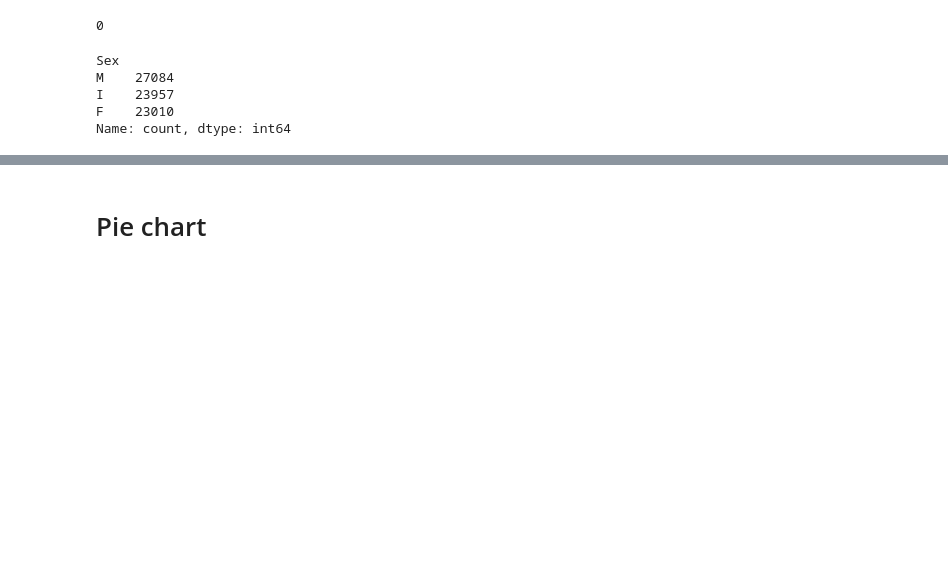
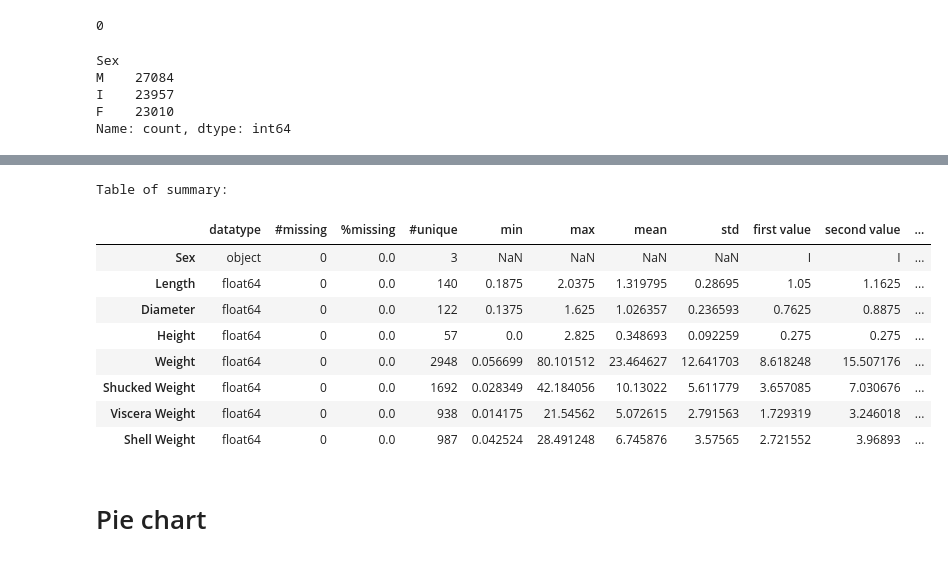
Before and after one commit to Choijh03/CS4650_CapStone_Project, a Jupyter notebook: capstone/capstone_project_jihun_choi.ipynb, the cells around one changed output, grey strips where cells are left out. Saved outputs shown, nothing was run; the diff lists cells and outputs as text; code cells hidden in the pictures; blank space fills up the shorter version.

```diff
--- a/capstone/capstone_project_jihun_choi.ipynb
+++ b/capstone/capstone_project_jihun_choi.ipynb
@@ -72,3 +123,16 @@ Name: count, dtype: int64
+# %%
+summary_statistics(test)
+# %% [output]
+Table of summary:
+|  | datatype | #missing | %missing | #unique | min | max | mean | std | first value | second value | ... |
+| Sex | object | 0 | 0.0 | 3 | NaN | NaN | NaN | NaN | I | I | ... |
+| Length | float64 | 0 | 0.0 | 140 | 0.1875 | 2.0375 | 1.319795 | 0.28695 | 1.05 | 1.1625 | ... |
+| Diameter | float64 | 0 | 0.0 | 122 | 0.1375 | 1.625 | 1.026357 | 0.236593 | 0.7625 | 0.8875 | ... |
+| Height | float64 | 0 | 0.0 | 57 | 0.0 | 2.825 | 0.348693 | 0.092259 | 0.275 | 0.275 | ... |
+| Weight | float64 | 0 | 0.0 | 2948 | 0.056699 | 80.101512 | 23.464627 | 12.641703 | 8.618248 | 15.507176 | ... |
+| Shucked Weight | float64 | 0 | 0.0 | 1692 | 0.028349 | 42.184056 | 10.13022 | 5.611779 | 3.657085 | 7.030676 | ... |
+| Viscera Weight | float64 | 0 | 0.0 | 938 | 0.014175 | 21.54562 | 5.072615 | 2.791563 | 1.729319 | 3.246018 | ... |
+| Shell Weight | float64 | 0 | 0.0 | 987 | 0.042524 | 28.491248 | 6.745876 | 3.57565 | 2.721552 | 3.96893 | ... |
 # %% [markdown]
 # Pie chart
 # %%
```
Also changed, not shown: parts of 6 cells of this notebook.
